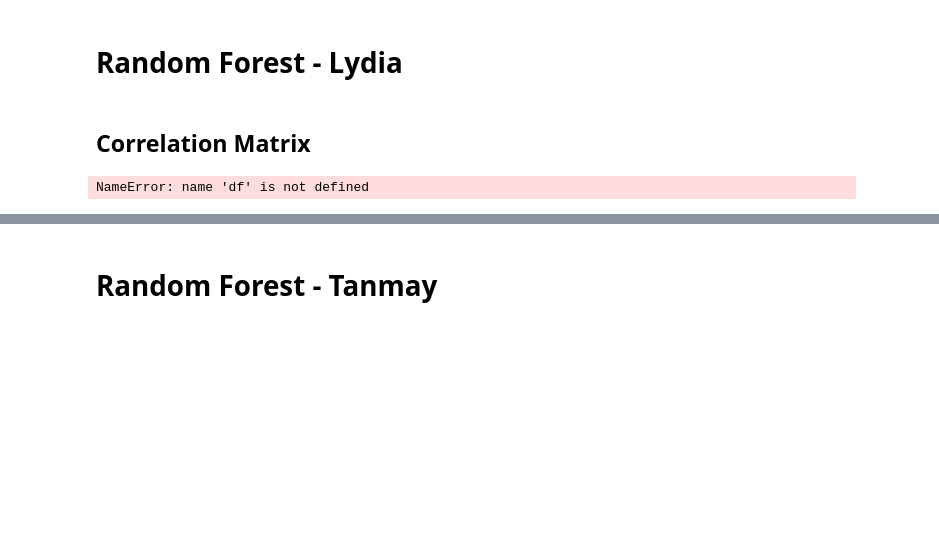
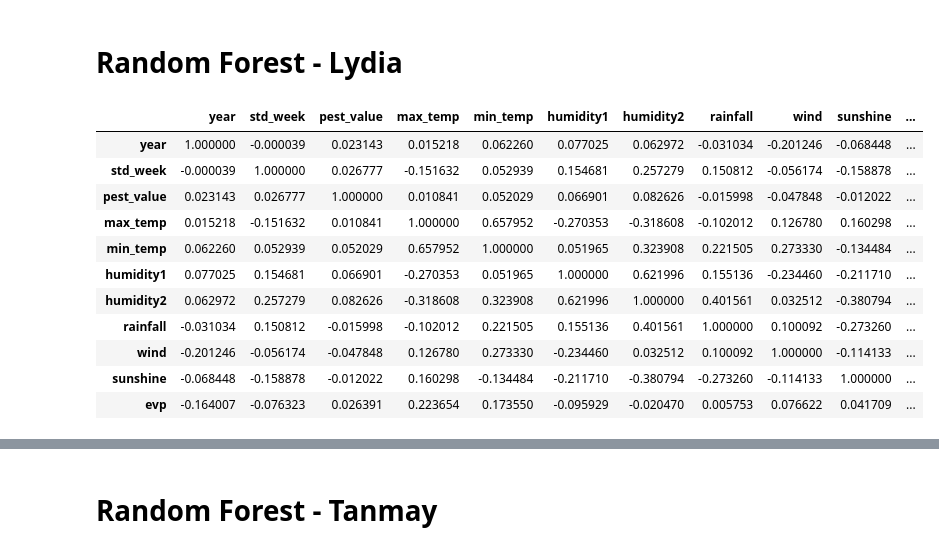
Before and after one commit to rsa-umn/data-mining, a Jupyter notebook: project-notebook.ipynb, the cells around one changed output, grey strips where cells are left out. Saved outputs shown, nothing was run; the diff lists cells and outputs as text; code cells hidden in the pictures; blank space fills up the shorter version.

```diff
--- a/project-notebook.ipynb
+++ b/project-notebook.ipynb
@@ -352,20 +352,23 @@ F-measure is 0.35114450929314683
 10734 rows × 19 columns
 # %% [markdown]
 # Random Forest - Lydia
-# %% [markdown]
-## Correlation Matrix
-# %%
-import numpy as np
-import pandas as pd
-
-# Select only numeric columns
-num_df = df.select_dtypes(include=[np.number]).copy()
-
-# Example: if you wanted to drop a column (not required)
-cols_to_drop = ["Observation Year"]  # example
-num_df = num_df.drop(columns=[col for col in cols_to_drop if col in num_df.columns])
-
-corr = num_df.corr()
-corr
-# %% [output]
-NameError: name 'df' is not defined
+# %%
+df = pd.read_csv('RICE.csv', encoding="utf-8")
+# Select only numeric columns
+num_df = df.select_dtypes(include=[np.number]).copy()
+
+corr = num_df.corr()
+corr
+# %% [output]
+|  | year | std_week | pest_value | max_temp | min_temp | humidity1 | humidity2 | rainfall | wind | sunshine | ... |
+| year | 1.000000 | -0.000039 | 0.023143 | 0.015218 | 0.062260 | 0.077025 | 0.062972 | -0.031034 | -0.201246 | -0.068448 | ... |
+| std_week | -0.000039 | 1.000000 | 0.026777 | -0.151632 | 0.052939 | 0.154681 | 0.257279 | 0.150812 | -0.056174 | -0.158878 | ... |
+| pest_value | 0.023143 | 0.026777 | 1.000000 | 0.010841 | 0.052029 | 0.066901 | 0.082626 | -0.015998 | -0.047848 | -0.012022 | ... |
+| max_temp | 0.015218 | -0.151632 | 0.010841 | 1.000000 | 0.657952 | -0.270353 | -0.318608 | -0.102012 | 0.126780 | 0.160298 | ... |
+| min_temp | 0.062260 | 0.052939 | 0.052029 | 0.657952 | 1.000000 | 0.051965 | 0.323908 | 0.221505 | 0.273330 | -0.134484 | ... |
+| humidity1 | 0.077025 | 0.154681 | 0.066901 | -0.270353 | 0.051965 | 1.000000 | 0.621996 | 0.155136 | -0.234460 | -0.211710 | ... |
+| humidity2 | 0.062972 | 0.257279 | 0.082626 | -0.318608 | 0.323908 | 0.621996 | 1.000000 | 0.401561 | 0.032512 | -0.380794 | ... |
+| rainfall | -0.031034 | 0.150812 | -0.015998 | -0.102012 | 0.221505 | 0.155136 | 0.401561 | 1.000000 | 0.100092 | -0.273260 | ... |
+| wind | -0.201246 | -0.056174 | -0.047848 | 0.126780 | 0.273330 | -0.234460 | 0.032512 | 0.100092 | 1.000000 | -0.114133 | ... |
+| sunshine | -0.068448 | -0.158878 | -0.012022 | 0.160298 | -0.134484 | -0.211710 | -0.380794 | -0.273260 | -0.114133 | 1.000000 | ... |
+| evp | -0.164007 | -0.076323 | 0.026391 | 0.223654 | 0.173550 | -0.095929 | -0.020470 | 0.005753 | 0.076622 | 0.041709 | ... |
```
Also changed, not shown: parts of 14 cells of this notebook.
